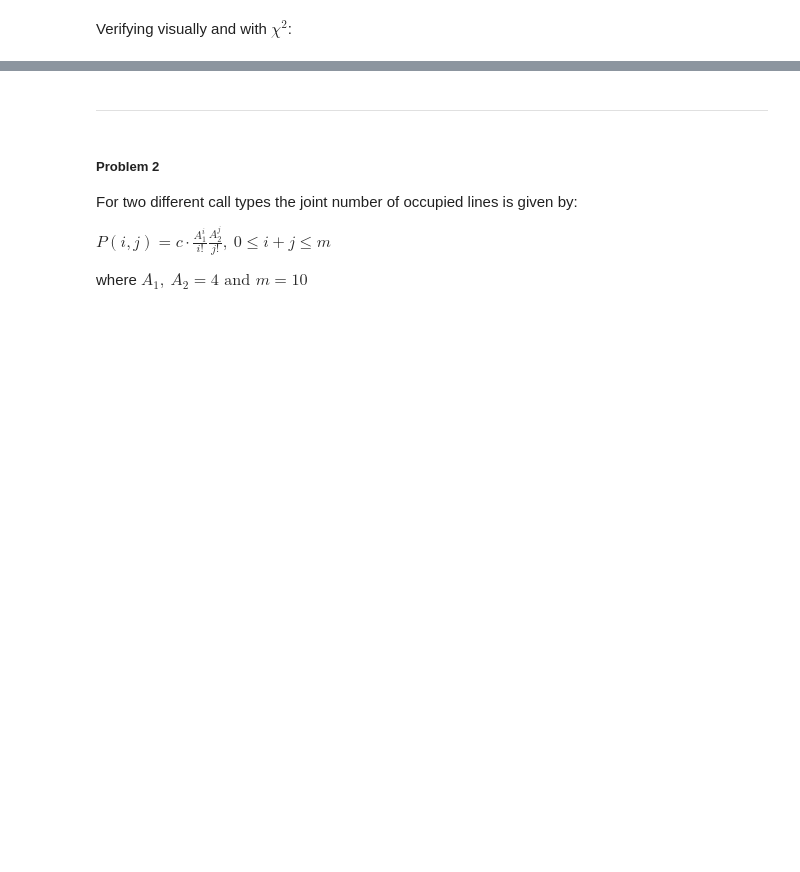
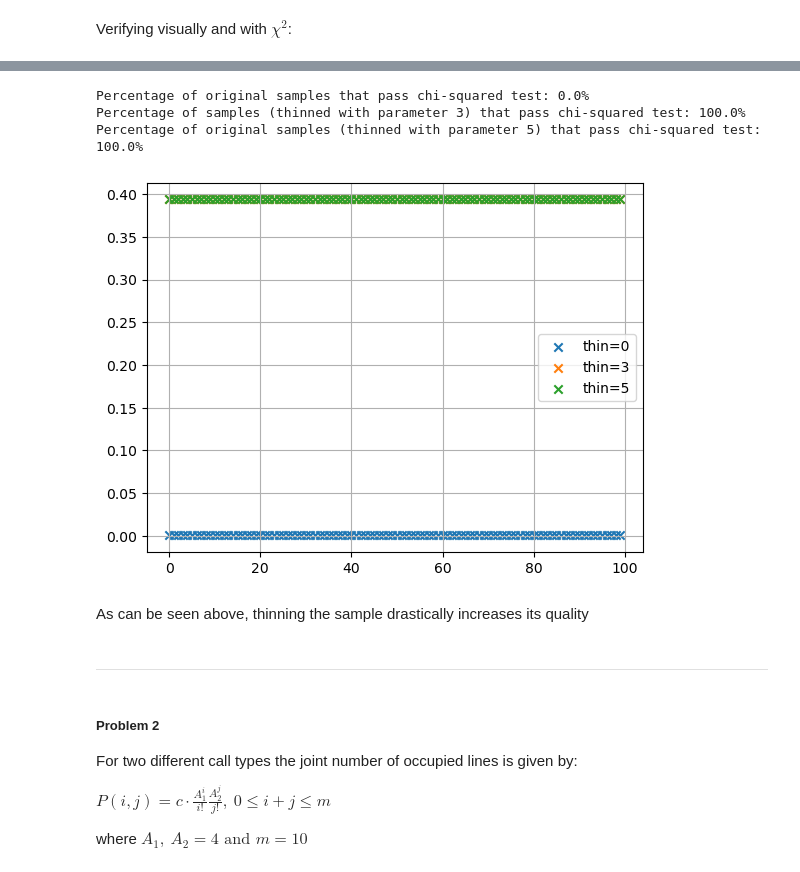
Before and after one commit to damiskov/02443-stochastic-simulation, a Jupyter notebook: Exercises/exercise6.ipynb, the cells around one changed output, grey strips where cells are left out. Saved outputs shown, nothing was run; the diff lists cells and outputs as text; code cells hidden in the pictures; blank space fills up the shorter version.

```diff
--- a/Exercises/exercise6.ipynb
+++ b/Exercises/exercise6.ipynb
@@ -121,3 +144,46 @@ Percentage of samples that pass chi-squared test: 47.0%
+# %%
+p_vals_original, p_vals_3, p_vals_5 = [], [], []
+
+def do_chi2(observed_sample):
+    expected = [i*len(observed_sample) for i in true_pdf(8, 10)]
+    _, pdf = make_pdf(observed_sample)
+    observed = [i*len(observed_sample) for i in pdf]
+    _, p = chisquare(f_obs=observed, f_exp=expected)
+    return p
+
+
+
+for i in range(100):
+    n_original = 10000
+    vals_original = MH(n)
+    thinned_3 = thin(vals_original, 3)
+    thinned_5 = thin(vals_original, 5)
+
+    p, p_3, p_5 = do_chi2(vals_original), do_chi2(thinned_3), do_chi2(thinned_5)
+
+
+    p_vals_original.append(p)
+    p_vals_3.append(p_3)
+    p_vals_5.append(p_5)
+
+print(f"Percentage of original samples that pass chi-squared test: {100*round(len([i for i in p_vals_original if i > 0.05])/len(p_vals_original), 2)}%")
+print(f"Percentage of samples (thinned with parameter 3) that pass chi-squared test: {100*round(len([i for i in p_vals_3 if i > 0.05])/len(p_vals_3), 2)}%")
+print(f"Percentage of original samples (thinned with parameter 5) that pass chi-squared test: {100*round(len([i for i in p_vals_5 if i > 0.05])/len(p_vals_5), 2)}%")
+# %% [output]
+Percentage of original samples that pass chi-squared test: 0.0%
+Percentage of samples (thinned with parameter 3) that pass chi-squared test: 100.0%
+Percentage of original samples (thinned with parameter 5) that pass chi-squared test: 100.0%
+# %%
+plt.scatter([i for i in range(len(p_vals_original))], p_vals_original, marker="x", label="thin=0")
+plt.scatter([i for i in range(len(p_vals_3))], p_vals_3, marker="x", label="thin=3")
+plt.scatter([i for i in range(len(p_vals_5))], p_vals_5, marker="x", label="thin=5")
+plt.legend()
+plt.grid()
+plt.show()
+# %% [output]
+[figure, added]
+# %% [markdown]
+As can be seen above, thinning the sample drastically increases its quality
 # %% [markdown]
 ---------------
 # %% [markdown]
```
Also changed, not shown: parts of 11 cells of this notebook.
